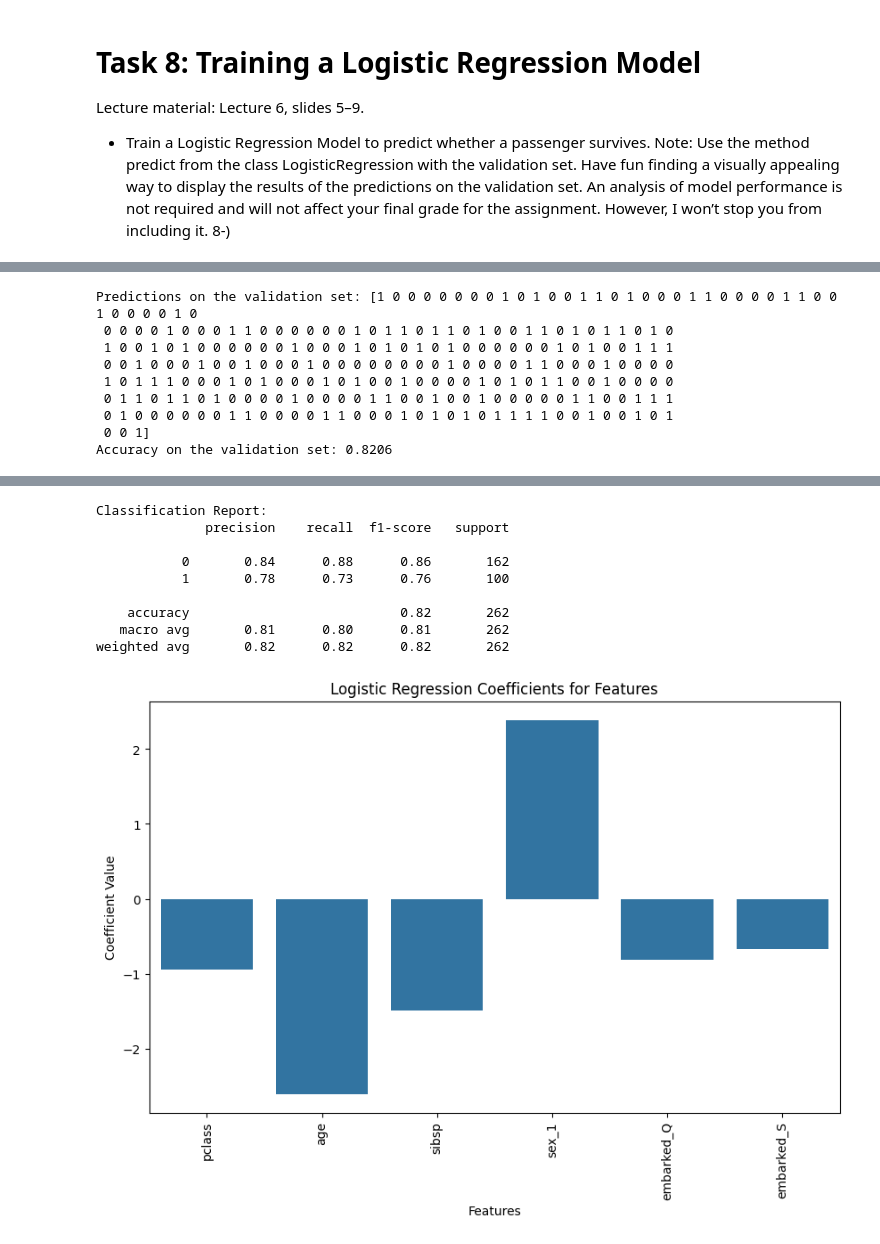
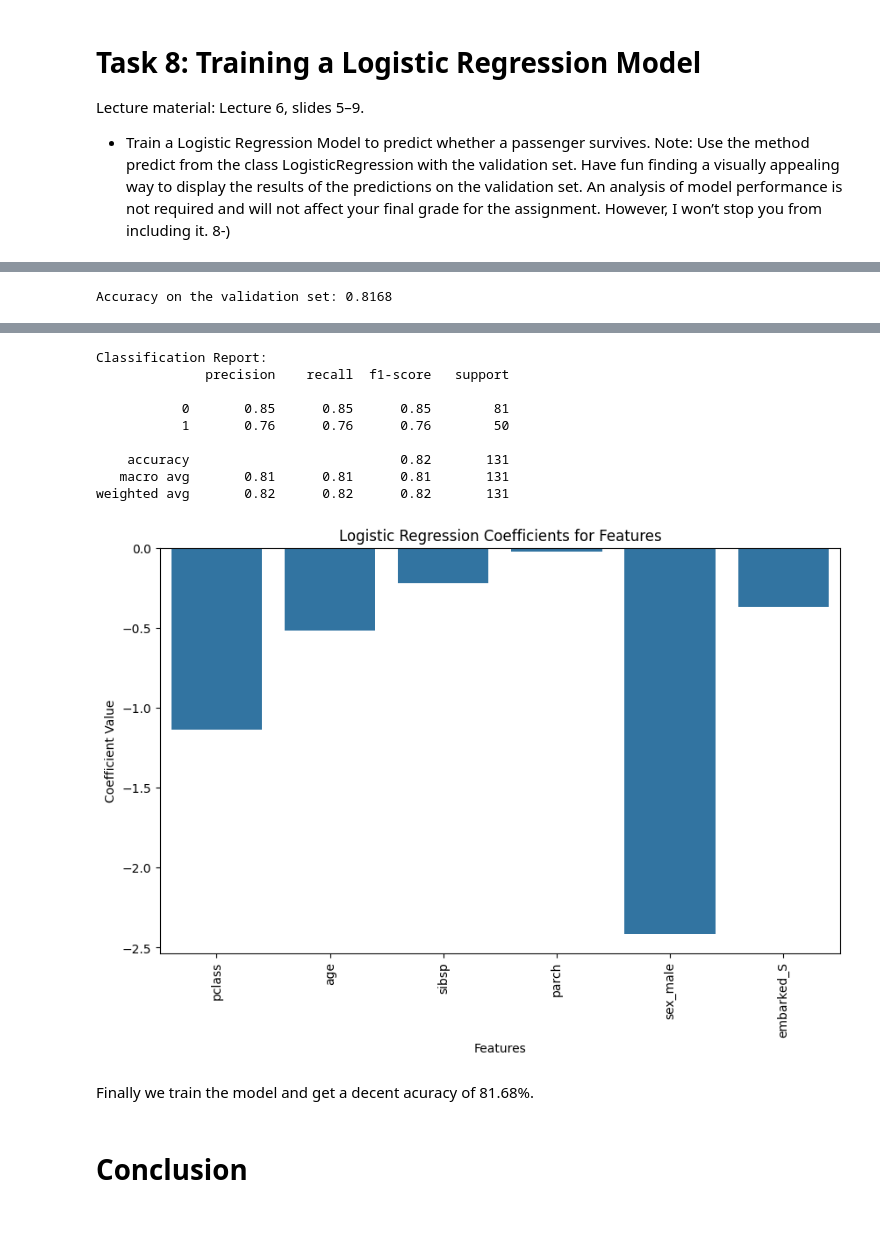
Before and after one commit to catebros/ML-fundamentals-2025, a Jupyter notebook: assignment_1_caterinamaria_barberoros[_barberoros].ipynb, the cells around one changed output, grey strips where cells are left out. Drawn from its saved outputs; the diff is of its cells as text; code cells hidden in the pictures.

```diff
--- a/assignment_1_caterinamaria_barberoros[_barberoros].ipynb
+++ b/assignment_1_caterinamaria_barberoros[_barberoros].ipynb
@@ -1361,4 +1434,4 @@ Lecture material: Lecture 5, slides 14–20.
 # %%
-print(df.dtypes)
-numerical_columns = ['age', 'sibsp', 'parch', 'fare']
+print(train_df.dtypes)
+numerical_columns = ['age', 'sibsp', 'parch', 'fare', 'relatives']
 # %% [output]
@@ -1391,5 +1451,0 @@ print(df[numerical_columns].head())
-# %%
-scaler_minmax = sklearn.preprocessing.MinMaxScaler()
-df[numerical_columns] = scaler_minmax.fit_transform(df[numerical_columns])
-
-print(df[numerical_columns].head())
@@ -1412,3 +1533,10 @@ Lecture material: Lecture 5, slides 10–14, 19.
 - Eliminate low variance and highly correlated features.
 - Why do we carry out tasks 6 and 7 after splitting the dataset into training, validation, and test sets? Could
 we have conducted them on the entire dataset instead? Please elaborate on your answer.
+# %%
+# correlation matrix
+corr_matrix = train_df.corr()
+plt.figure(figsize=(12, 10))
+sns.heatmap(corr_matrix, annot=True, cmap='coolwarm', fmt='.2f', linewidths=0.5, cbar=True)
+plt.title('Matriz de Correlación del Dataset Completo')
+plt.show()
@@ -1461,3 +1585,8 @@ Note: Use the method predict from the class LogisticRegression with the validati
 a visually appealing way to display the results of the predictions on the validation set. An analysis of model
 performance is not required and will not affect your final grade for the assignment. However, I won’t stop you from
 including it. 8-)
+# %%
+X_valid = valid_df.drop(columns=['survived', 'important_title', 'embarked_Q', 'relatives', 'fare', 'alone', 'height' ])
+X_valid.head()
+y_valid = valid_df['survived']
+y_valid.head()
@@ -1464,26 +1632,6 @@ including it. 8-)
 # %%
-from sklearn.linear_model import LogisticRegression
-from sklearn.metrics import accuracy_score, confusion_matrix, classification_report
-
-X_train = train_df.drop(columns=['survived'])
-y_train = train_df['survived']
-
-
-logreg_model = LogisticRegression(max_iter=1000, random_state=2025)
-
-logreg_model.fit(X_train, y_train)
-
-
-X_valid = others_df.drop(columns=['survived', 'name', 'home.dest', 'cabin', 'ticket', 'parch', 'fare'])
-y_valid = others_df['survived']
-
-y_pred = logreg_model.predict(X_valid)
-
-
-print(f"Predictions on the validation set: {y_pred}")
-
 accuracy = accuracy_score(y_valid, y_pred)
-print(f"Accuracy on the validation set: {accuracy:.4f}")
+print(f'Accuracy on the validation set: {accuracy:.4f}')
 
 conf_matrix = confusion_matrix(y_valid, y_pred)
 plt.figure(figsize=(8, 6))
@@ -1494,7 +1642,7 @@ plt.ylabel('Actual')
 plt.show()
 
 class_report = classification_report(y_valid, y_pred)
-print(f"Classification Report:\n{class_report}")
+print(f'Classification Report:\n{class_report}')
 coefficients = logreg_model.coef_[0]
 features = X_train.columns
 
@@ -1506,12 +1654,4 @@ plt.xlabel('Features')
 plt.ylabel('Coefficient Value')
 plt.show()
 # %% [output]
-Predictions on the validation set: [1 0 0 0 0 0 0 0 1 0 1 0 0 1 1 0 1 0 0 0 1 1 0 0 0 0 1 1 0 0 1 0 0 0 0 1 0
- 0 0 0 0 1 0 0 0 1 1 0 0 0 0 0 0 1 0 1 1 0 1 1 0 1 0 0 1 1 0 1 0 1 1 0 1 0
- 1 0 0 1 0 1 0 0 0 0 0 0 1 0 0 0 1 0 1 0 1 0 1 0 0 0 0 0 0 1 0 1 0 0 1 1 1
- 0 0 1 0 0 0 1 0 0 1 0 0 0 1 0 0 0 0 0 0 0 0 1 0 0 0 0 1 1 0 0 0 1 0 0 0 0
- 1 0 1 1 1 0 0 0 1 0 1 0 0 0 1 0 1 0 0 1 0 0 0 0 1 0 1 0 1 1 0 0 1 0 0 0 0
- 0 1 1 0 1 1 0 1 0 0 0 0 1 0 0 0 0 1 1 0 0 1 0 0 1 0 0 0 0 0 1 1 0 0 1 1 1
- 0 1 0 0 0 0 0 0 1 1 0 0 0 0 1 1 0 0 0 1 0 1 0 1 0 1 1 1 1 0 0 1 0 0 1 0 1
- 0 0 1]
-Accuracy on the validation set: 0.8206
+Accuracy on the validation set: 0.8168
@@ -1519,10 +1659,14 @@ Accuracy on the validation set: 0.8206
 Classification Report:
               precision    recall  f1-score   support
 
-           0       0.84      0.88      0.86       162
-           1       0.78      0.73      0.76       100
+           0       0.85      0.85      0.85        81
+           1       0.76      0.76      0.76        50
 
-    accuracy                           0.82       262
-   macro avg       0.81      0.80      0.81       262
-weighted avg       0.82      0.82      0.82       262
+    accuracy                           0.82       131
+   macro avg       0.81      0.81      0.81       131
+weighted avg       0.82      0.82      0.82       131
-[figure, old version]
+[figure, new version]
+# %% [markdown]
+Finally we train the model and get a decent acuracy of 81.68%.
+# %% [markdown]
+# Conclusion
```
Also changed, not shown: parts of 161 cells of this notebook.
